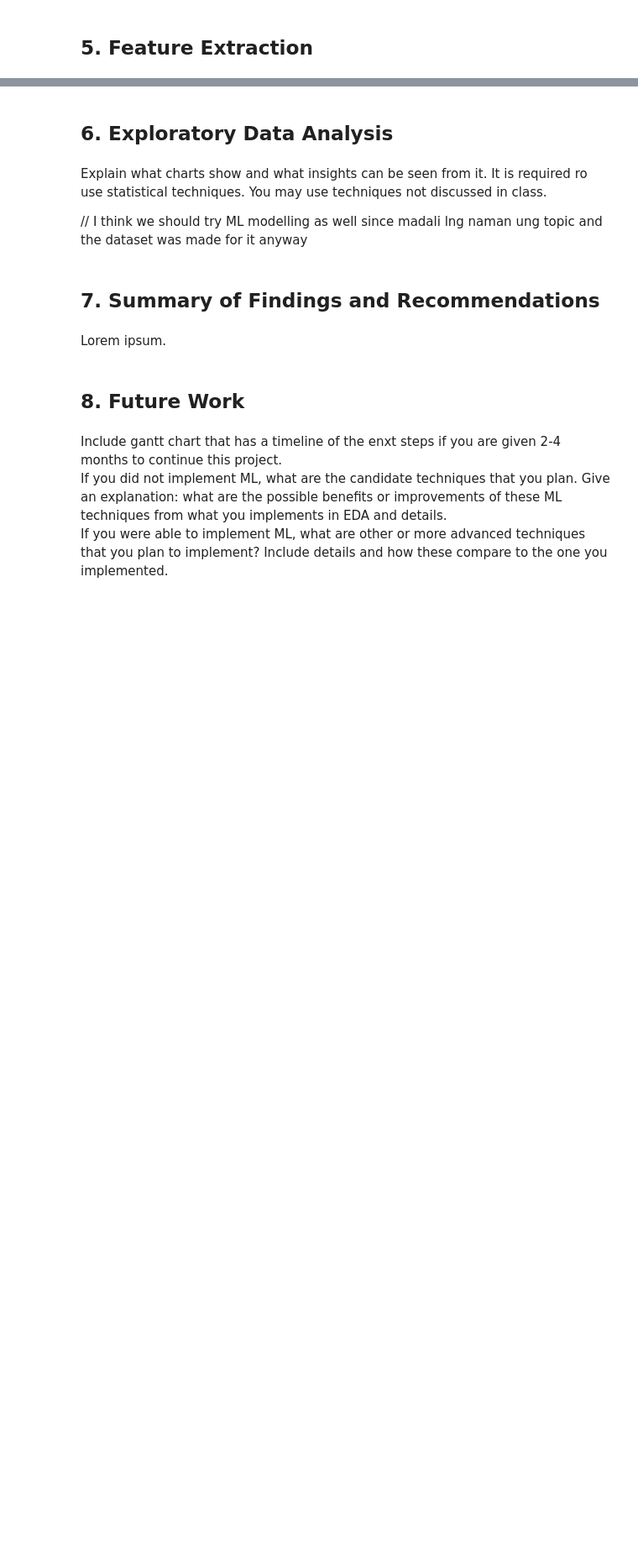
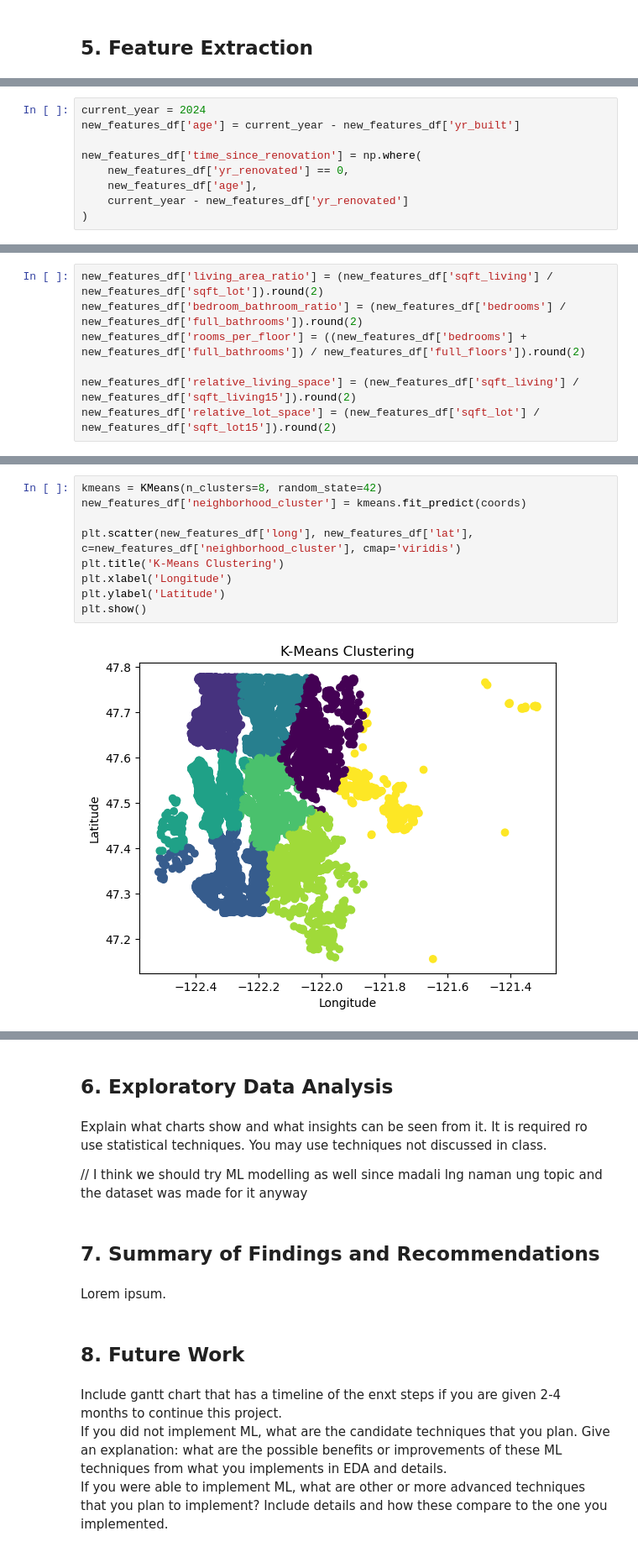
Before and after one commit to axsulit/data100_mco, a Jupyter notebook: main.ipynb, the cells around one changed output, grey strips where cells are left out. Shown at 84% size. Drawn from its saved outputs; the diff is of its cells as text; blank space fills up the shorter version.

```diff
--- a/main.ipynb
+++ b/main.ipynb
@@ -81,0 +339,9 @@ Explain what these features are and why they may help.
+# %%
+current_year = 2024
+new_features_df['age'] = current_year - new_features_df['yr_built']
+
+new_features_df['time_since_renovation'] = np.where(
+    new_features_df['yr_renovated'] == 0,
+    new_features_df['age'],
+    current_year - new_features_df['yr_renovated']
+)
@@ -81,0 +353,7 @@ Explain what these features are and why they may help.
+# %%
+new_features_df['living_area_ratio'] = (new_features_df['sqft_living'] / new_features_df['sqft_lot']).round(2)
+new_features_df['bedroom_bathroom_ratio'] = (new_features_df['bedrooms'] / new_features_df['full_bathrooms']).round(2)
+new_features_df['rooms_per_floor'] = ((new_features_df['bedrooms'] + new_features_df['full_bathrooms']) / new_features_df['full_floors']).round(2)
+
+new_features_df['relative_living_space'] = (new_features_df['sqft_living'] / new_features_df['sqft_living15']).round(2)
+new_features_df['relative_lot_space'] = (new_features_df['sqft_lot'] / new_features_df['sqft_lot15']).round(2)
@@ -81,0 +431,11 @@ Explain what these features are and why they may help.
+# %%
+kmeans = KMeans(n_clusters=8, random_state=42)
+new_features_df['neighborhood_cluster'] = kmeans.fit_predict(coords)
+
+plt.scatter(new_features_df['long'], new_features_df['lat'], c=new_features_df['neighborhood_cluster'], cmap='viridis')
+plt.title('K-Means Clustering')
+plt.xlabel('Longitude')
+plt.ylabel('Latitude')
+plt.show()
+# %% [output]
+[figure, added]
```
Also changed, not shown: parts of 41 cells of this notebook, 2 other files.
